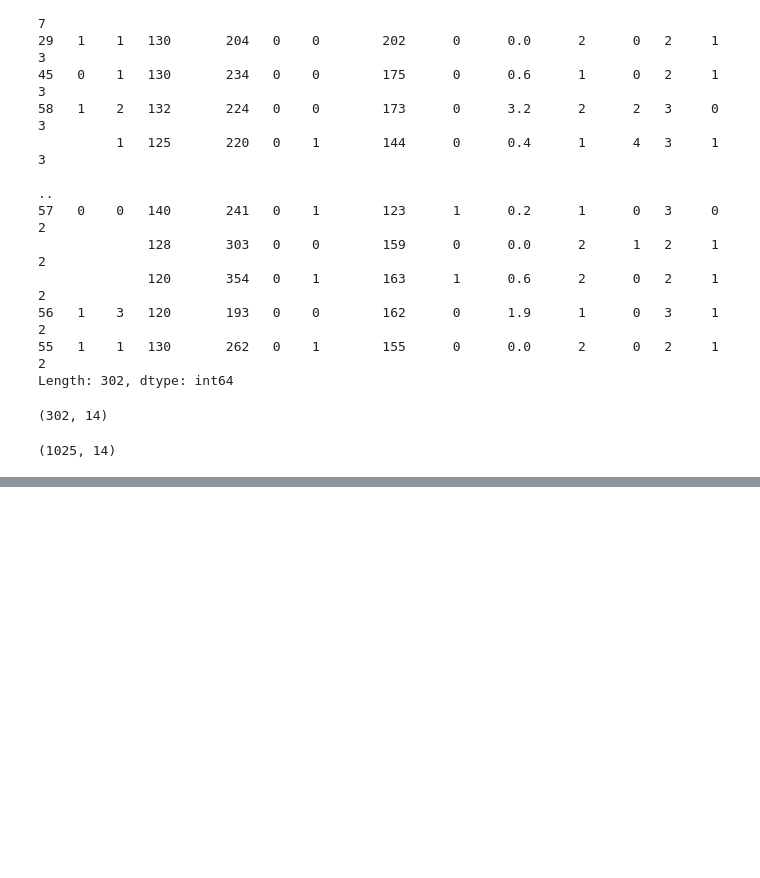
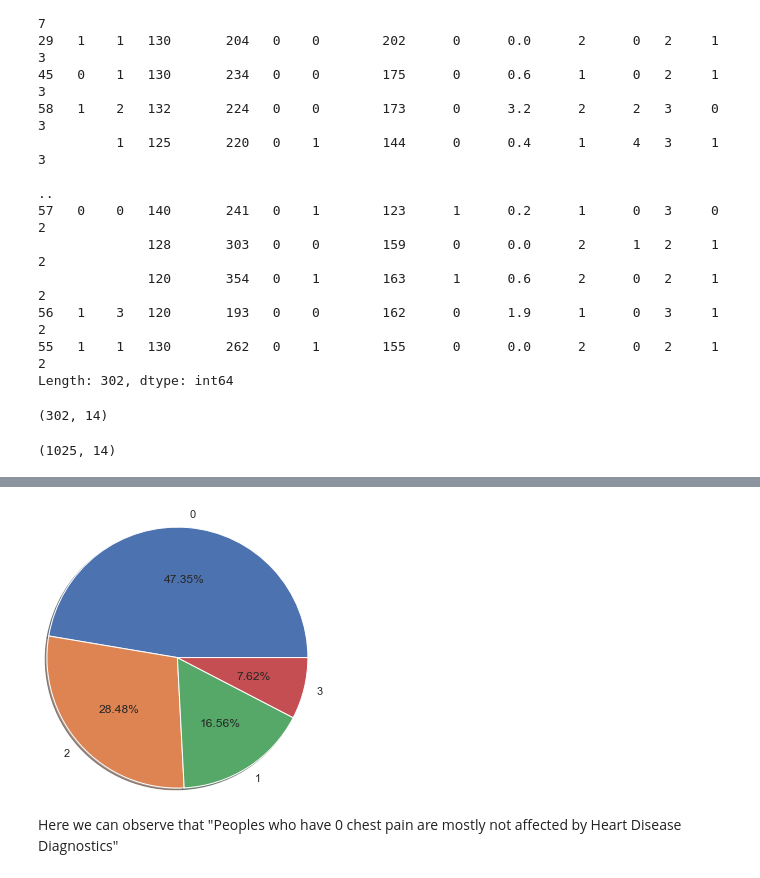
Before and after one commit to hari-r-v/Twilearn_project, a Jupyter notebook: Heart Disease data/Project_2_HeartDisease.ipynb, the cells around one changed output, grey strips where cells are left out. Cells and saved outputs as stored; diff of their text form; code cells hidden in the pictures; blank space fills up the shorter version.

```diff
--- a/Heart Disease data/Project_2_HeartDisease.ipynb
+++ b/Heart Disease data/Project_2_HeartDisease.ipynb
@@ -177,0 +191,7 @@ Name: target, dtype: int64
+# %%
+plt.pie(df.cp.value_counts().values, labels = df.cp.value_counts().index, radius=1.5,autopct='%0.2f%%',shadow=True)
+plt.show()
+# %% [output]
+[figure, added]
+# %% [markdown]
+Here we can observe that "Peoples who have 0 chest pain are mostly not affected by Heart Disease Diagnostics"
```
Also changed, not shown: parts of 18 cells of this notebook, 3 other files.
